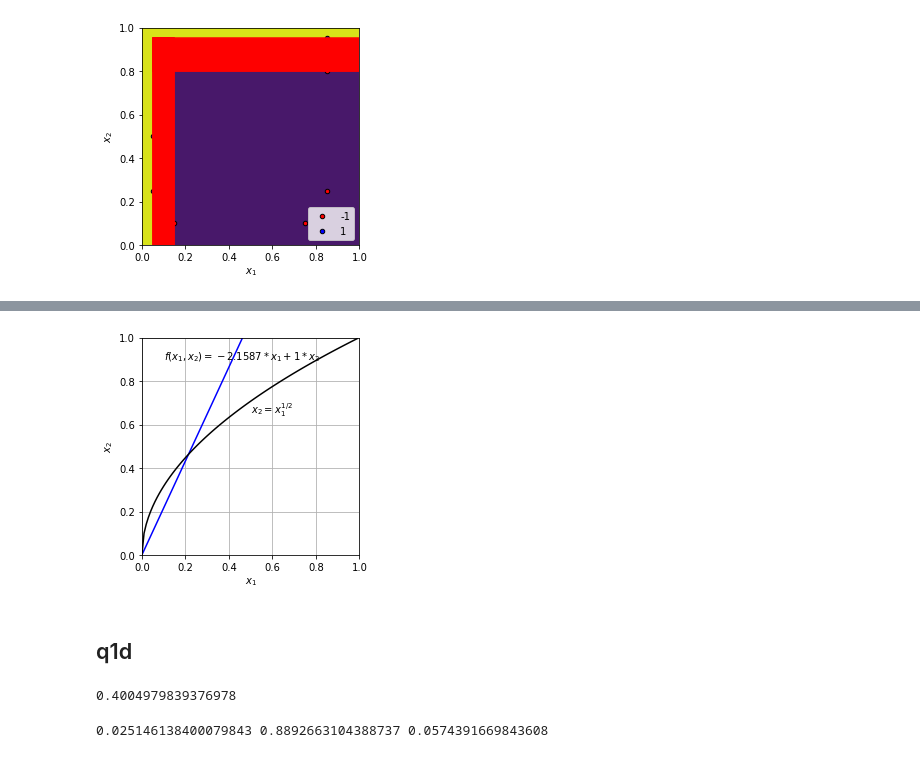
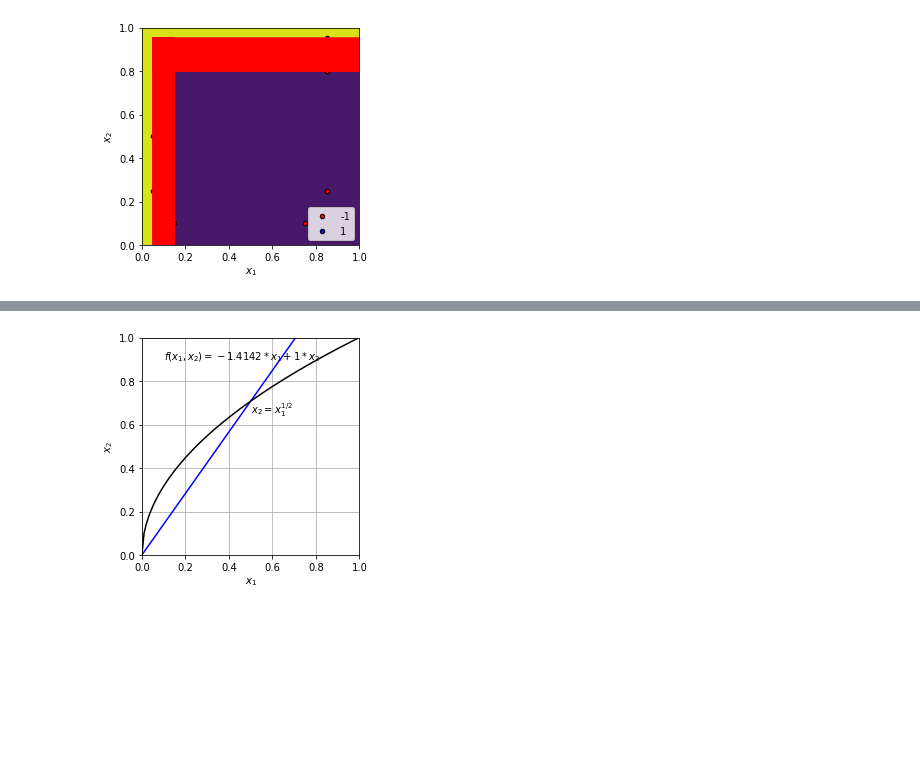
Before and after one commit to YilinGao/ML_assignments, a Jupyter notebook: hw2/hw2_code/q1.ipynb, the cells around one changed output, grey strips where cells are left out. Cells and saved outputs as stored; diff of their text form; code cells hidden in the pictures; blank space fills up the shorter version.

```diff
--- a/hw2/hw2_code/q1.ipynb
+++ b/hw2/hw2_code/q1.ipynb
@@ -215,42 +233,22 @@ print(p_star, t_star)
 # %%
 # plot of the true linear boundary on the basketball court
 
 # true optimized linear boundary
-plt.plot([0, 1 / p_star], [0, 1], 'b', )
-plt.text(0.1, 0.9, r'$f(x_1, x_2) = -2.1587 * x_1 + 1 * x_2$' )
+plt.plot([0, 1 / 1.4142], [0, 1], 'b', )
+plt.text(0.1, 0.9, r'$f(x_1, x_2) = -1.4142 * x_1 + 1 * x_2$' )
 
 # true curve
 x_true = np.arange(0, 1, 0.01, dtype = float)
 y_true = x_true ** 0.5
 
 plt.plot(x_true, y_true, 'black')
 plt.text(0.5, 0.65, r'$x_2 = x_1^{1/2}$' )
 
 plt.xlabel(r'$x_1$')
 plt.ylabel(r'$x_2$')
 plt.axis([0, 1, 0, 1])
 plt.gca().set_aspect('equal', adjustable='box')
 plt.grid()
 plt.show()
 # %% [output]
-[figure, old version]
+[figure, new version]
-# %% [markdown]
-## q1d
-# %%
-# local optimized R_real (t) when 0 <= n <= m^0.5
-
-t_1 = np.pi / 4 - 2/3 * (1/3) ** 0.5
-print(t_1)
-# %% [output]
-0.4004979839376978
-# %%
-# local optimized m, n, and R_real (t) when m^0.5 <= n <= 1
-
-m_2 = (4 - np.pi) ** 2 / (4 ** 2 + 4 * (4 - np.pi) + np.pi ** 2)
-n_2 = ((1 - np.pi / 4) * m_2 + np.pi / 4) ** 0.5
-t_2 = 1/3 * n_2 ** 3 + (np.pi / 4 - 1) * n_2 * m_2 - np.pi * n_2 / 4 + 2/3 * m_2 ** 1.5 + np.pi / 6
-t_2_other = -2/3 * ((1 - np.pi/4) * m_2 + np.pi / 4) ** 1.5 + 2/3 * m_2 ** 1.5 + np.pi / 6
-assert t_2 == t_2_other
-print(m_2, n_2, t_2)
-# %% [output]
-0.025146138400079843 0.8892663104388737 0.0574391669843608
```
Also changed, not shown: parts of 20 cells of this notebook, 10 other files.
